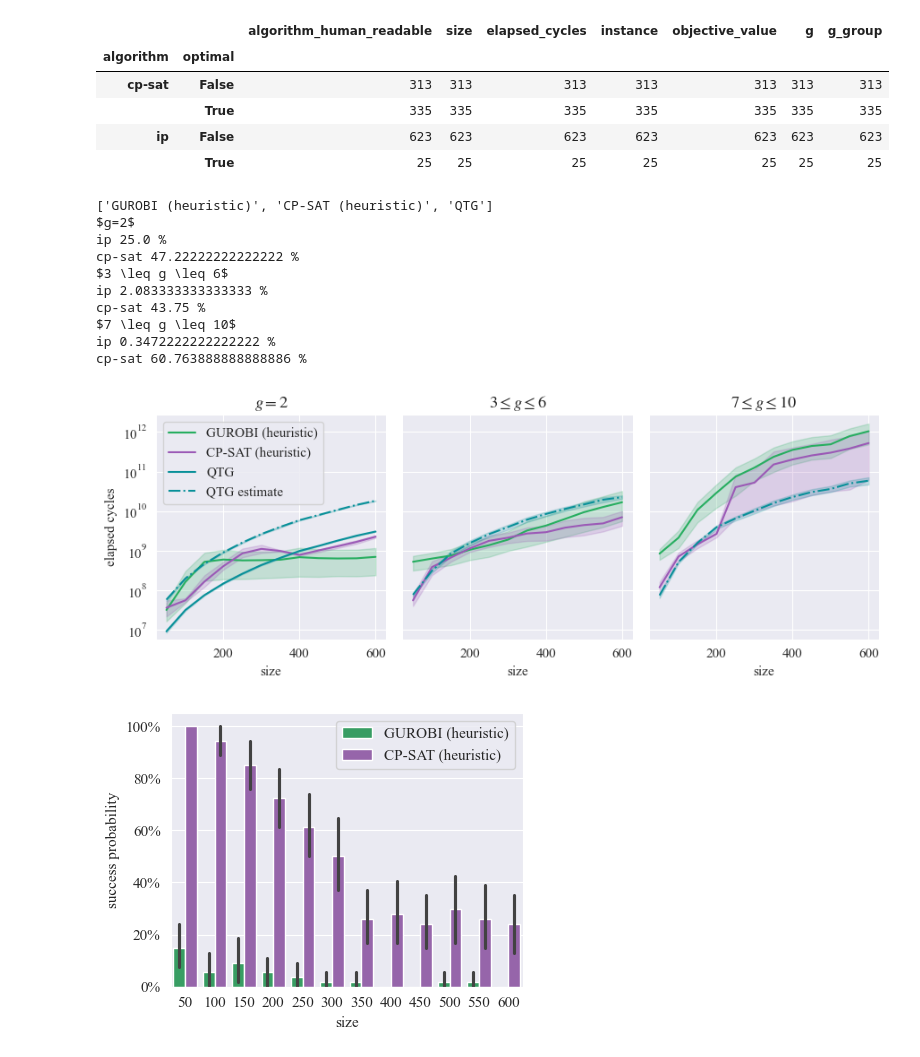
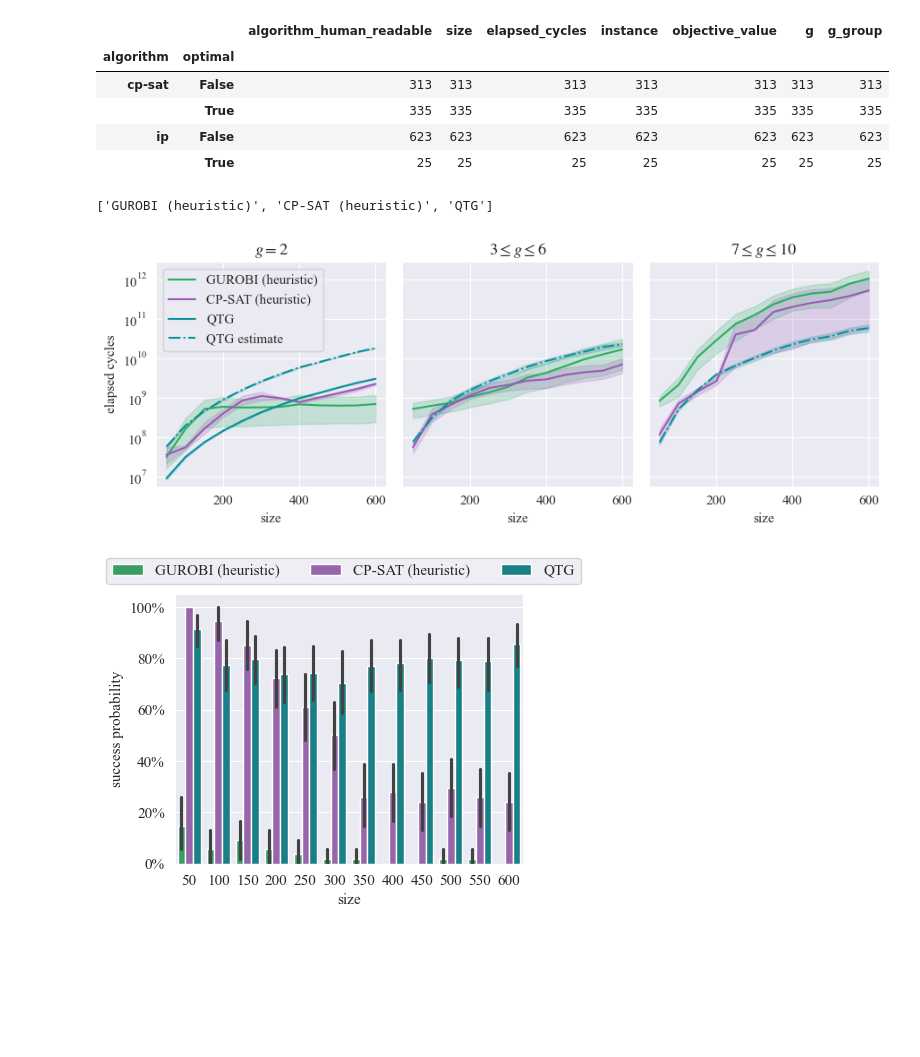
Before and after one commit to SoerenWilkening/QTG_0-1Knapsack, a Jupyter notebook: evaluation/11_heuristic_analysis.ipynb, the cells around one changed output. Drawn from its saved outputs; the diff is of its cells as text; code cells hidden in the pictures; blank space fills up the shorter version.

```diff
--- a/evaluation/11_heuristic_analysis.ipynb
+++ b/evaluation/11_heuristic_analysis.ipynb
@@ -99,6 +95,12 @@ def g_group(row):
 ctg_results['g_group'] = ctg_results.apply(g_group, axis=1)
 qtg_results['g_group'] = qtg_results.apply(g_group, axis=1)
 classical_results['g_group'] = classical_results.apply(g_group, axis=1)
+# %%
+ctg_results["success_probability"] = ctg_results.apply(
+    lambda row: sum(
+        [1 for obj in row['objective_values'] if
+         obj == optimal_solutions[row['instance']]["objective"]]) / len(
+        row['objective_values']), axis=1)
 # %%
 classical_results.groupby(['algorithm', "optimal"]).count()
 # %% [output]
@@ -114,21 +116,17 @@ elapsed_cycles_comparison = pd.concat([
     qtg_results
 ])
 
-
 fig, axs = plt.subplots(figsize=(9, 3.5), ncols=3)
 
 elapsed_cycles_hue_order = list(hue_order)
-
 
 print(elapsed_cycles_hue_order)
 
 for i, val in enumerate(['$g=2$', '$3 \\leq g \\leq 6$', '$7 \\leq g \\leq 10$']):
 
     current_comparison = elapsed_cycles_comparison[(elapsed_cycles_comparison['g_group'] == val)]
-    print(val)
     for alg in ["ip", "cp-sat"]:
         alg_comp = current_comparison[current_comparison["algorithm"] == alg]
-        print(alg, len(alg_comp[alg_comp["optimal"]]) / len(alg_comp) * 100, "%")
 
     sns.lineplot(current_comparison,
                  x='size', y='elapsed_cycles',
@@ -156,36 +154,33 @@ for i, ax in enumerate(axs):
         ax.set_yticklabels([])
         ax.set_ylabel("")
 
-
 fig.tight_layout()
 fig.savefig('out/11_elapsed_cycles_heuristics.pdf', bbox_inches='tight')
 #_ = ax.legend(lines[0:1] + lines[4:], texts[0:1] + texts[4:], loc='upper left')
 # %% [output]
 ['GUROBI (heuristic)', 'CP-SAT (heuristic)', 'QTG']
-$g=2$
-ip 25.0 %
-cp-sat 47.22222222222222 %
-$3 \leq g \leq 6$
-ip 2.083333333333333 %
-cp-sat 43.75 %
-$7 \leq g \leq 10$
-ip 0.3472222222222222 %
-cp-sat 60.763888888888886 %
 [figure]
 # %%
 import matplotlib.ticker as ticker
 
-fig, ax = plt.subplots(figsize=(9, 3.5), ncols=3)
+fig, ax = plt.subplots(figsize=(4.5, 3.5))
 
+classical_results_copy = classical_results.copy()
+classical_results_copy["success_probability"] = classical_results["optimal"]
 
-for i, val in enumerate(['$g=2$', '$3 \\leq g \\leq 6$', '$7 \\leq g \\leq 10$']):
-    sns.barplot(classical_results, hue="algorithm_human_readable", dodge=True, x='size', y='optimal', ax=ax)
+all_data = pd.concat([
+    classical_results_copy,
+    ctg_results
+], ignore_index=True)
+
+sns.barplot(all_data, hue="algorithm_human_readable", dodge=True, x='size', y='success_probability', ax=ax)
 
 ax.set_ylabel("success probability")
 ax.yaxis.set_major_formatter(ticker.PercentFormatter(1))
-ax.legend().set_title(None)
+ax.legend().remove()
+fig.legend(loc="outside upper center", ncols=3).set_title(None)
 
-fig.tight_layout()
+#fig.tight_layout()
 plt.savefig(f"out/11_heuristic_success_prob.pdf", bbox_inches='tight')
 # %% [output]
-[figure, old version]
+[figure, new version]
```
Also changed, not shown: parts of 1 cell of this notebook, 2 other files.
